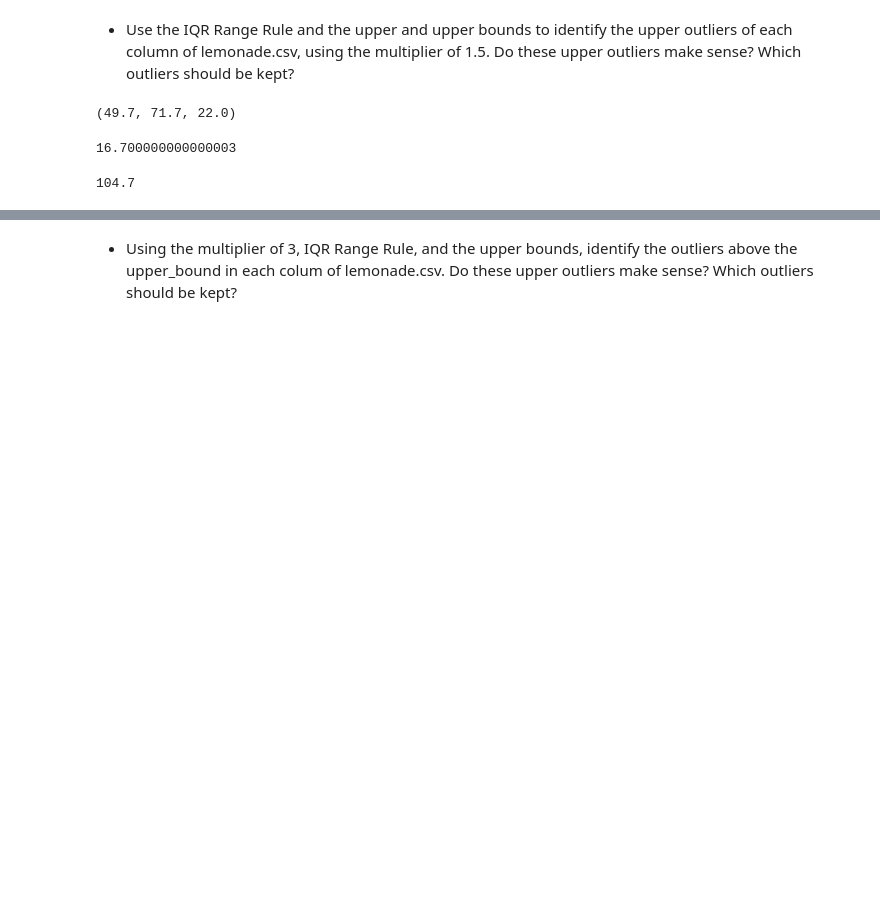
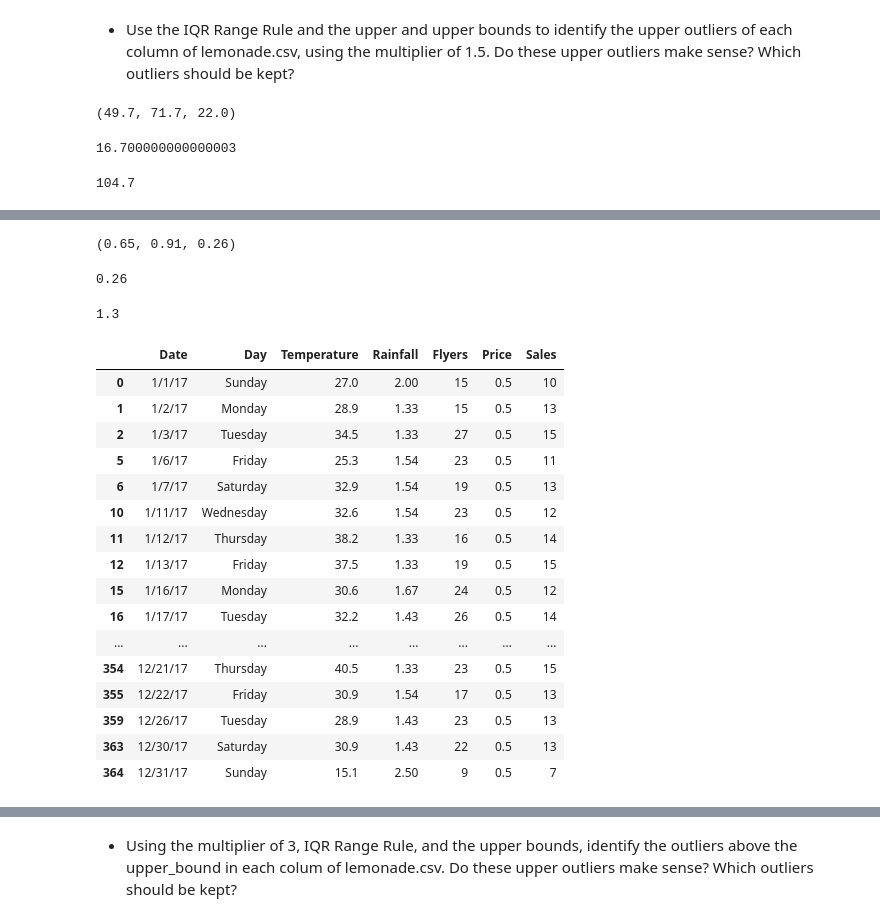
Before and after one commit to Brian-ONeil/anomaly-detection-exercises, a Jupyter notebook: continuous_probabilistic_methods.ipynb, the cells around one changed output, grey strips where cells are left out. Drawn from its saved outputs; the diff is of its cells as text; code cells hidden in the pictures; blank space fills up the shorter version.

```diff
--- a/continuous_probabilistic_methods.ipynb
+++ b/continuous_probabilistic_methods.ipynb
@@ -97,0 +124,46 @@ q3 + (multiplier * iqr)
+# %%
+#start with an inner fence calculation
+multiplier =1.5
+
+#calculate our q1 and q3
+q1 = df.Rainfall.quantile(0.25)
+q3 = df.Rainfall.quantile(0.75)
+iqr = q3-q1
+# %%
+q1, q3, iqr
+# %% [output]
+(0.65, 0.91, 0.26)
+# %%
+q1 - (multiplier * iqr)
+# %% [output]
+0.26
+# %%
+q3 + (multiplier * iqr)
+# %% [output]
+1.3
+# %%
+#because we are using 1.5 as our multiplier- this will be an inner fence
+inner_lower_fence = q1 - (multiplier * iqr)
+inner_upper_fence = q3 + (multiplier * iqr)
+# %%
+#check out the dataframe where examination is under our fences (lower OR upper)
+#using pipe for boolean operator "OR"
+df[(df['Rainfall'] < inner_lower_fence) | (df['Rainfall'] > inner_upper_fence)]
+# %% [output]
+|  | Date | Day | Temperature | Rainfall | Flyers | Price | Sales |
+| 0 | 1/1/17 | Sunday | 27.0 | 2.00 | 15 | 0.5 | 10 |
+| 1 | 1/2/17 | Monday | 28.9 | 1.33 | 15 | 0.5 | 13 |
+| 2 | 1/3/17 | Tuesday | 34.5 | 1.33 | 27 | 0.5 | 15 |
+| 5 | 1/6/17 | Friday | 25.3 | 1.54 | 23 | 0.5 | 11 |
+| 6 | 1/7/17 | Saturday | 32.9 | 1.54 | 19 | 0.5 | 13 |
+| 10 | 1/11/17 | Wednesday | 32.6 | 1.54 | 23 | 0.5 | 12 |
+| 11 | 1/12/17 | Thursday | 38.2 | 1.33 | 16 | 0.5 | 14 |
+| 12 | 1/13/17 | Friday | 37.5 | 1.33 | 19 | 0.5 | 15 |
+| 15 | 1/16/17 | Monday | 30.6 | 1.67 | 24 | 0.5 | 12 |
+| 16 | 1/17/17 | Tuesday | 32.2 | 1.43 | 26 | 0.5 | 14 |
+| ... | ... | ... | ... | ... | ... | ... | ... |
+| 354 | 12/21/17 | Thursday | 40.5 | 1.33 | 23 | 0.5 | 15 |
+| 355 | 12/22/17 | Friday | 30.9 | 1.54 | 17 | 0.5 | 13 |
+| 359 | 12/26/17 | Tuesday | 28.9 | 1.43 | 23 | 0.5 | 13 |
+| 363 | 12/30/17 | Saturday | 30.9 | 1.43 | 22 | 0.5 | 13 |
+| 364 | 12/31/17 | Sunday | 15.1 | 2.50 | 9 | 0.5 | 7 |
```
Also changed, not shown: parts of 43 cells of this notebook, 1 other file.
